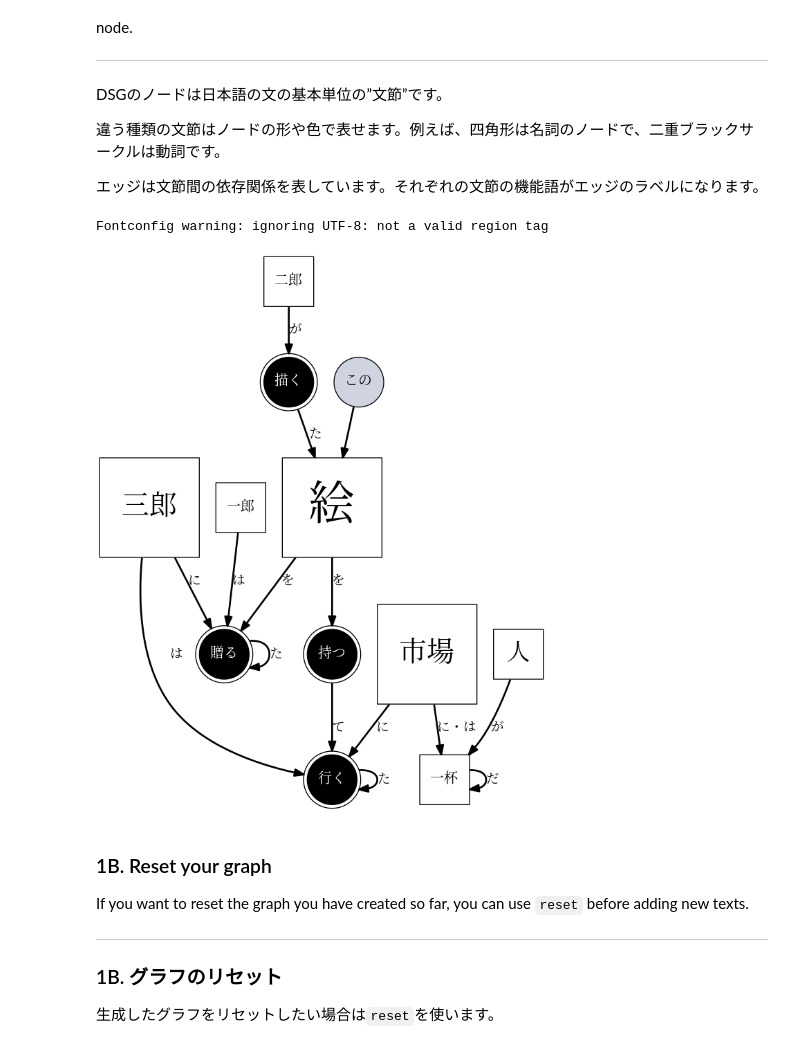
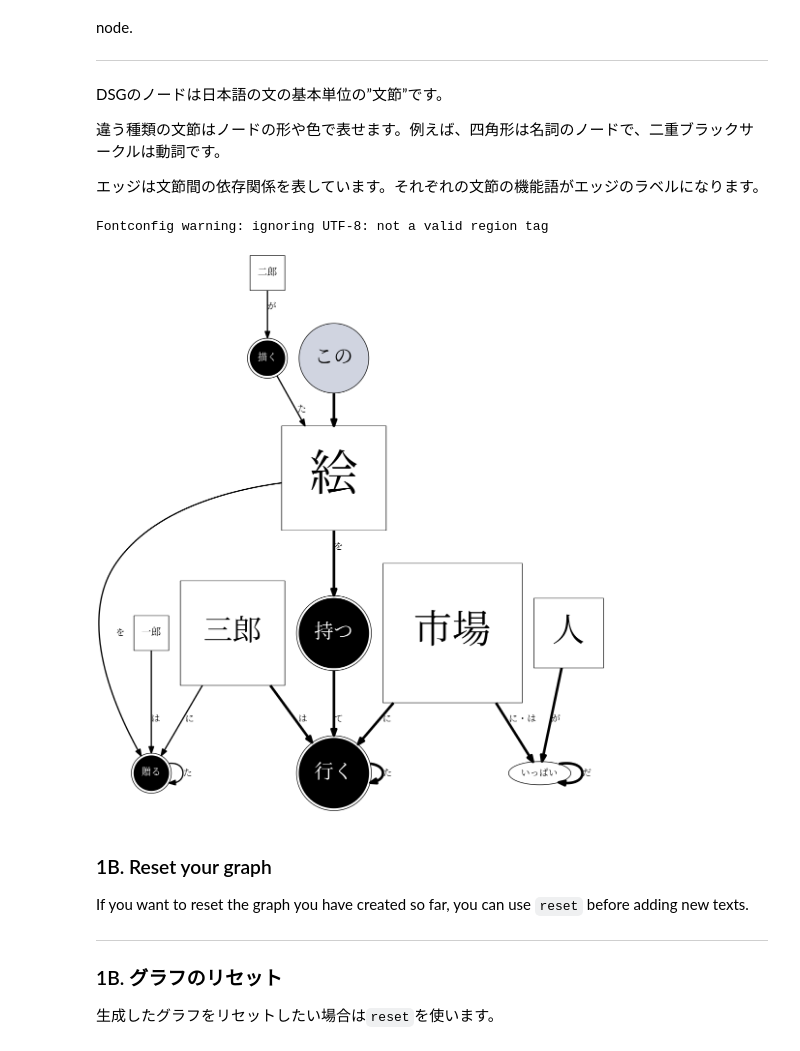
Before and after one commit to superkerokero/naruhodo, a Jupyter notebook: tutorial/Tutorial.ipynb, the cells around one changed output. Cells and saved outputs as stored; diff of their text form; code cells hidden in the pictures.

```diff
--- a/tutorial/Tutorial.ipynb
+++ b/tutorial/Tutorial.ipynb
@@ -74,13 +74,13 @@ DSGのノードは日本語の文の基本単位の”文節”です。
 # %%
 # You can add more texts to the graph.
 DA.add("三郎はこの絵を持って市場に行った。")
-DA.add("市場には人が一杯だ。")
+DA.add("市場には人がいっぱいだ。")
 
 # Now lets' visulize again
 DA.show()
 # %% [output]
 Fontconfig warning: ignoring UTF-8: not a valid region tag
-[figure, old version]
+[figure, new version]
 # %% [markdown]
 ### 1B. Reset your graph
 
```
Also changed, not shown: parts of 3 cells of this notebook, 9 other files.
